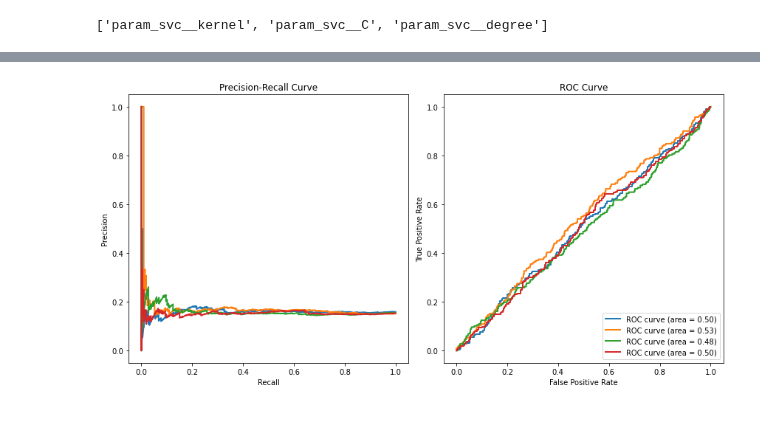
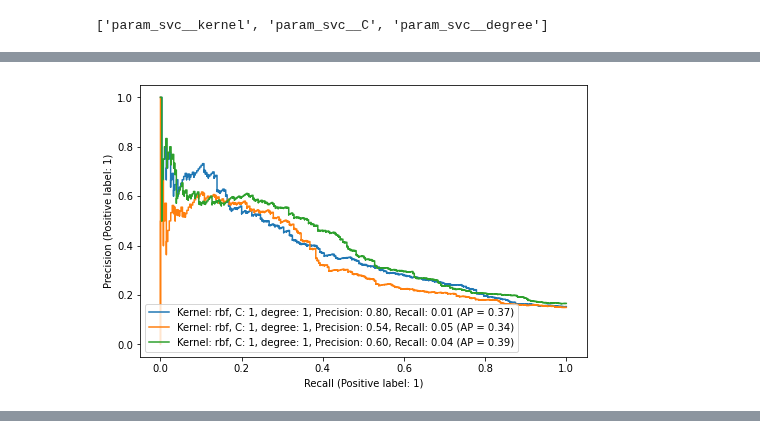
Before and after one commit to dmnburrows/spatial_transcriptomics, a Jupyter notebook: plaque_classify.ipynb, the cells around one changed output, grey strips where cells are left out. Drawn from its saved outputs; the diff is of its cells as text; code cells hidden in the pictures.

```diff
--- a/plaque_classify.ipynb
+++ b/plaque_classify.ipynb
@@ -1107,7 +1109,7 @@ n_de, n_pc
 # %%
 par_list = ['svc__kernel', 'svc__C', 'svc__degree']
 par_list = ['param_' + i for i in par_list]
-parameters={'svc__kernel': ['linear', 'rbf'], 'svc__C': [1,2], 'svc__degree':[1]}
+parameters={'svc__kernel': ['rbf'], 'svc__C': [1], 'svc__degree':[1]}
 par_list
 # %% [output]
 ['param_svc__kernel', 'param_svc__C', 'param_svc__degree']
@@ -1145,14 +1124,15 @@ from sklearn.metrics import precision_score, recall_score, roc_auc_score
 
 #Define your data
 X,y = X_train, y_train #sub_gm, meta['adj_plq']
-n_cv = 4
+n_cv = 3
 
 # Define your model
 svc_classifier = SVC(gamma='scale', coef0=0, probability=True)
 model = make_pipeline(StandardScaler(), svc_classifier)
+
 score_df = pd.DataFrame()
 # Manually create outer folds
-kf = KFold(n_splits=n_cv)
+kf = KFold(n_splits=n_cv, shuffle=True)
 best_params_each_fold = []
 store_test, store_train = list(range(n_cv)), list(range(n_cv))
 count=0
@@ -1174,9 +1154,8 @@ for train_index, test_index in kf.split(X):
     curr = cv_results[par_list + ["mean_test_precision", "std_test_precision",'mean_test_recall', 'std_test_recall']] #change to weighted mean or precision + recall?
     score_df = pd.concat([score_df, curr])
 
-
 #Find the best model
-grop = score_df.groupby(par_list).mean()
+grop = score_df.groupby(par_list).mean() #find weighted comb of precision and recall?
 max_index = grop['mean_test_precision'].idxmax()
 max_row = grop.loc[[max_index]]
 print('Best Model:')
@@ -1186,18 +1165,19 @@ print(max_row)
 precisions = []
 recalls = []
 roc_aucs = []
+model_li = []
 
 #Evaluate best model in outer loop
 for x,s in enumerate(store_test):
     max_index = grop['mean_test_precision'].idxmax()  # Get the index of the max value
     kernel, C_value, degree = max_index  # Extract kernel and C values from the MultiIndex
     # Reinitialize or set parameters for your SVC model
-    best_model = SVC(gamma='scale', coef0=0, probability=True, kernel=kernel, C=C_value, degree=degree)
+    best_model = SVC(kernel=kernel, C=C_value, degree=degree,gamma='scale', coef0=0, probability=True)
     best_model.fit(store_train[x][0], store_train[x][1])
 
     # Make predictions
     y_pred = best_model.predict(s[0])
-    y_proba = best_model.predict_proba(s[0])[:, 1]  # Probability for the positive class
+    y_proba = best_model.predict_proba(s[0])[:, 1] # Probability for the positive class
 
     # Calculate precision and recall
     precision = precision_score(s[1], y_pred)
@@ -1211,6 +1191,8 @@ for x,s in enumerate(store_test):
     recalls.append(recall)
     roc_aucs.append(roc_auc)
 
+    model_li.append(best_model)
+
 # Calculate and print mean and standard deviation for each metric
 print(f"Precision: {precisions}, Mean = {np.mean(precisions):.2f}, Std = {np.std(precisions):.2f}")
 print(f"Recall: {recalls}, Mean = {np.mean(recalls):.2f}, Std = {np.std(recalls):.2f}")
@@ -1238,73 +1220,45 @@ ROC-AUC: [0.6207279971584329, 0.6280061908084138, 0.6513115614909558, 0.63574043
 # %%
-from sklearn.metrics import precision_recall_curve, roc_curve, auc
+#Compare performance of best model across each outer loop
 
-# Lists to store data for plotting
-y_true_list = []
-y_proba_list = []
+fig, ax = plt.subplots(figsize=(8, 5))
+from sklearn.metrics import PrecisionRecallDisplay
+from sklearn.metrics import PrecisionRecallDisplay, precision_score
 
-# Existing loop
-# ...
-for x, s in enumerate(store_test):
-    # ... existing code ...
-    # Store for plotting
-    y_true_list.append(s[1])
-    y_proba_list.append(y_proba)
-
+for x,s in enumerate(store_test):
     max_index = grop['mean_test_precision'].idxmax()  # Get the index of the max value
     kernel, C_value, degree = max_index  # Extract kernel and C values from the MultiIndex
     # Reinitialize or set parameters for your SVC model
-    best_model = SVC(gamma='scale', coef0=0, probability=True, kernel=kernel, C=C_value, degree=degree)
+    best_model = SVC(kernel=kernel, C=C_value, degree=degree,gamma='scale', coef0=0, probability=True)
     best_model.fit(store_train[x][0], store_train[x][1])
 
     # Make predictions
     y_pred = best_model.predict(s[0])
-    y_proba = best_model.predict_proba(s[0])[:, 1]  # Probability for the positive class
+    y_proba = best_model.predict_proba(s[0])[:, 1] # Probability for the positive class
 
     # Calculate precision and recall
     precision = precision_score(s[1], y_pred)
     recall = recall_score(s[1], y_pred)
 
     # Calculate ROC-AUC
     roc_auc = roc_auc_score(s[1], y_proba)
 
     # Store metrics
     precisions.append(precision)
     recalls.append(recall)
     roc_aucs.append(roc_auc)
 
+    model_li.append(best_model)
+
+    legend_label = f'Kernel: {kernel}, C: {C_value}, degree: {degree}, Precision: {precision:.2f}, Recall: {recall:.2f}'
+
+    disp = PrecisionRecallDisplay.from_estimator(
+        best_model, s[0], s[1], name=legend_label, pos_label=1, ax=ax)
+
+plt.show()
+
 # Calculate and print mean and standard deviation for each metric
 print(f"Precision: {precisions}, Mean = {np.mean(precisions):.2f}, Std = {np.std(precisions):.2f}")
 print(f"Recall: {recalls}, Mean = {np.mean(recalls):.2f}, Std = {np.std(recalls):.2f}")
 print(f"ROC-AUC: {roc_aucs},  Mean = {np.mean(roc_aucs):.2f}, Std = {np.std(roc_aucs):.2f}")
-
-
-import matplotlib.pyplot as plt
-
-# Function to plot Precision-Recall curve
-def plot_precision_recall_curve(y_true, y_proba, ax):
-    precision, recall, _ = precision_recall_curve(y_true, y_proba)
-    ax.plot(recall, precision, lw=2)
-    ax.set_xlabel('Recall')
-    ax.set_ylabel('Precision')
-    ax.set_title('Precision-Recall Curve')
-
-# Function to plot ROC curve
-def plot_roc_curve(y_true, y_proba, ax):
-    fpr, tpr, _ = roc_curve(y_true, y_proba)
-    roc_auc = auc(fpr, tpr)
-    ax.plot(fpr, tpr, lw=2, label='ROC curve (area = %0.2f)' % roc_auc)
-    ax.set_xlabel('False Positive Rate')
-    ax.set_ylabel('True Positive Rate')
-    ax.set_title('ROC Curve')
-    ax.legend(loc="lower right")
-
-# Plotting
-fig, axes = plt.subplots(nrows=1, ncols=2, figsize=(12, 6))
-
-for y_true, y_proba in zip(y_true_list, y_proba_list):
-    plot_precision_recall_curve(y_true, y_proba, axes[0])
-    plot_roc_curve(y_true, y_proba, axes[1])
-
-plt.tight_layout()
-plt.show()
 # %% [output]
+[figure, new version]
@@ -1314 +1267,0 @@ ROC-AUC: [0.6207279971584329, 0.6280061908084138, 0.6513115614909558, 0.63574043
-[figure, old version]
```
Also changed, not shown: parts of 36 cells of this notebook.
